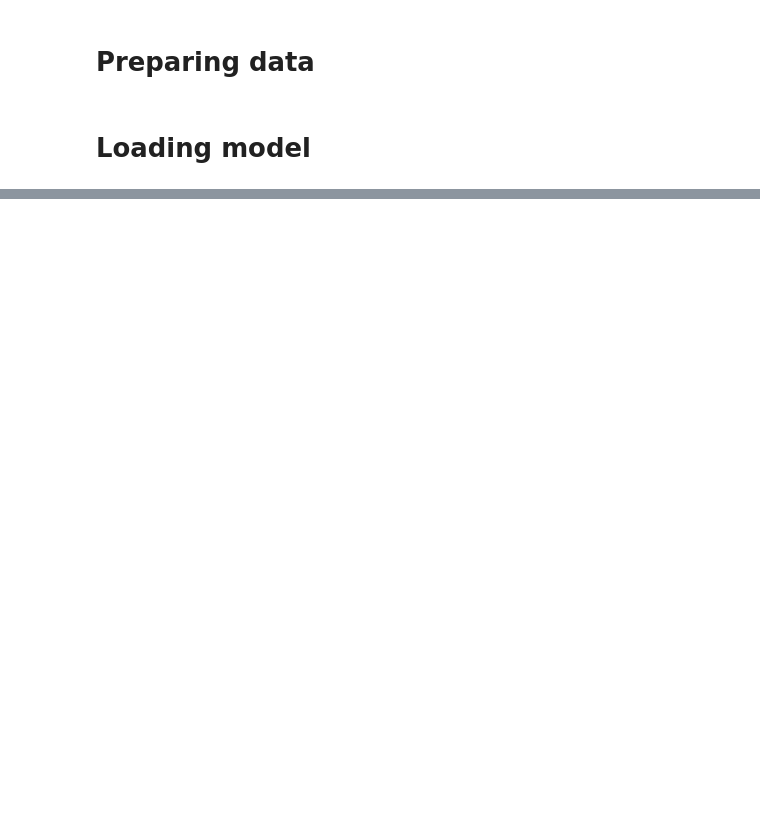
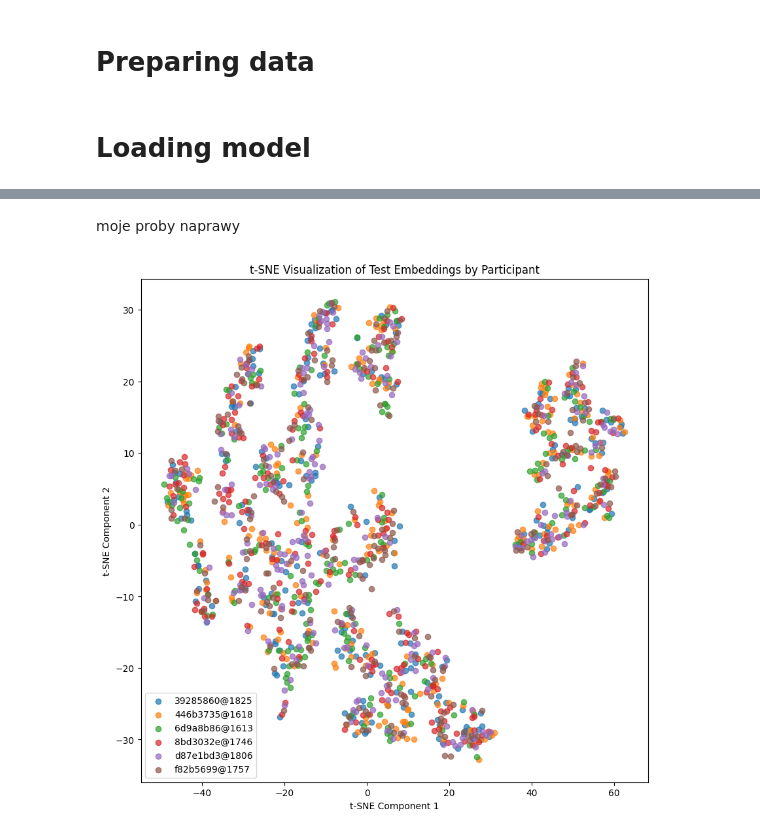
Before and after one commit to KN-Neuron/NeuroGuard-AI, a Jupyter notebook: notebooks/Barbara_Dereń/EEGNet1.ipynb, the cells around one changed output, grey strips where cells are left out. Saved outputs shown, nothing was run; the diff lists cells and outputs as text; code cells hidden in the pictures; blank space fills up the shorter version.

```diff
--- a/notebooks/Barbara_Dereń/EEGNet1.ipynb
+++ b/notebooks/Barbara_Dereń/EEGNet1.ipynb
@@ -36,3 +250,10 @@ triplet_loss = torch.nn.TripletMarginLoss(margin=0.05)
 eegnet_optimizer = torch.optim.Adam(eegnet_model.parameters(), lr=1e-3)
 
 num_epochs = 20
+# %%
+# Get the shape of items in the dataloader
+for anchor, positive, negative in train_loader:
+    print(f"Anchor shape: {anchor.shape}")
+    print(f"Positive shape: {positive.shape}")
+    print(f"Negative shape: {negative.shape}")
+    break  # Print shapes for the first batch only
@@ -77,0 +390,55 @@ Problem z modelem chyba
+# %% [markdown]
+moje proby naprawy
+# %%
+import torch
+import numpy as np
+import matplotlib.pyplot as plt
+from sklearn.manifold import TSNE
+
+eegnet_model.eval()
+
+all_embeddings = []
+all_labels = []
+test_dataset = EEGTripletDataset(test_df)
+test_loader = DataLoader(test_dataset, batch_size=8, shuffle=True)
+
+all_embeddings = []
+
+with torch.no_grad():
+    for batch in test_loader:
+        anchor, positive, negative = batch
+
+        data = anchor
+
+        data = data.to(device)
+        if data.dim() == 3:
+            data = data.unsqueeze(1)
+
+        embeddings, _ = eegnet_model(data)
+
+        all_embeddings.append(embeddings.cpu().numpy())
+
+
+all_embeddings = np.concatenate(all_embeddings, axis=0)
+# Apply t-SNE
+tsne = TSNE(n_components=2, random_state=42)
+embeddings_2d = tsne.fit_transform(all_embeddings)
+
+unique_users = test_participants["participant_id"].unique()
+
+plt.figure(figsize=(10, 10))
+for uid in unique_users:
+    indices = np.where(test_participants["participant_id"] == uid)
+    plt.scatter(
+        embeddings_2d[indices, 0],
+        embeddings_2d[indices, 1],
+        label=str(uid),
+        alpha=0.7
+    )
+plt.title("t-SNE Visualization of Test Embeddings by Participant")
+plt.xlabel("t-SNE Component 1")
+plt.ylabel("t-SNE Component 2")
+plt.legend()
+plt.show()
+# %% [output]
+[figure, added]
```
Also changed, not shown: parts of 13 cells of this notebook, 3 other files.
